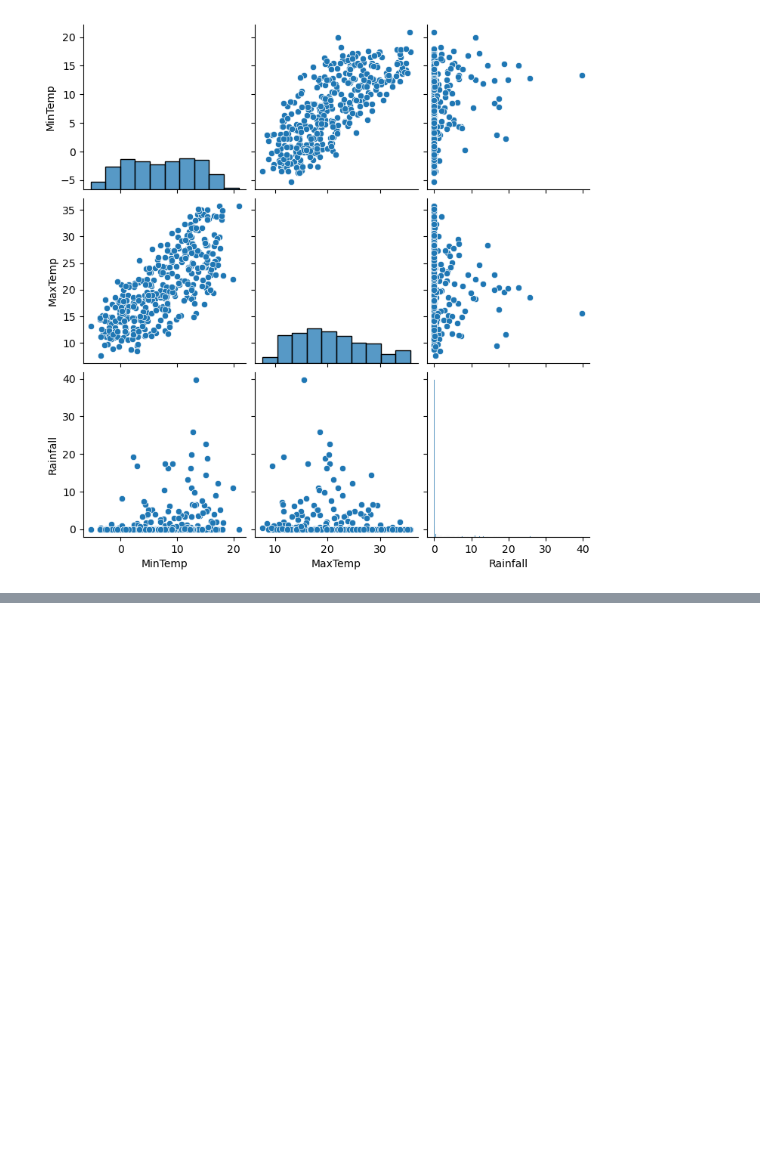
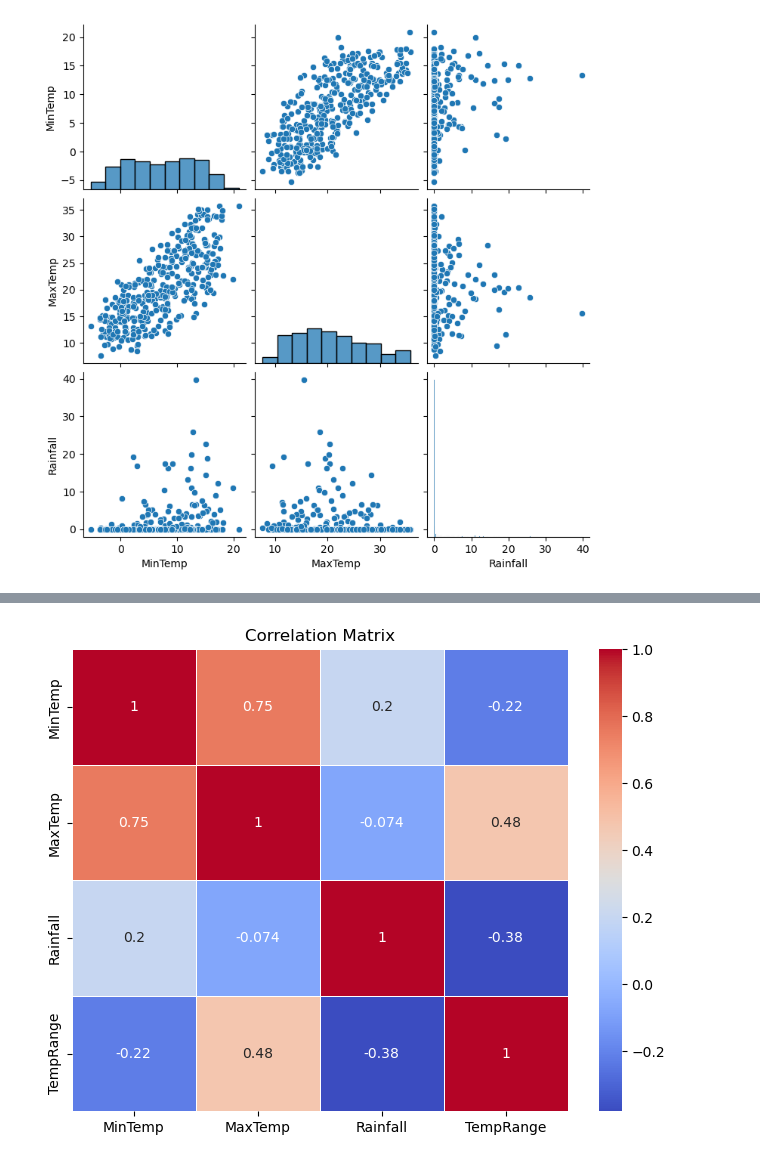
Before and after one commit to mallesh19/weather_analysis, a Jupyter notebook: Weather_data_analysis.ipynb, the cells around one changed output, grey strips where cells are left out. Saved outputs shown, nothing was run; the diff lists cells and outputs as text; code cells hidden in the pictures; blank space fills up the shorter version.

```diff
--- a/Weather_data_analysis.ipynb
+++ b/Weather_data_analysis.ipynb
@@ -123,0 +15,88 @@ KeyError: 'Date'
+# %%
+import pandas as pd
+import matplotlib.pyplot as plt
+import seaborn as sns
+from sklearn.model_selection import train_test_split
+from sklearn.linear_model import LinearRegression
+from sklearn.metrics import mean_squared_error
+
+# Step 1: Load the Data
+df = pd.read_csv('weather.csv')
+
+# Step 2: Data Exploration
+print(df.head())
+print(df.info())
+print(df.describe())
+
+# Step 3: Data Visualization
+sns.pairplot(df[['MinTemp', 'MaxTemp', 'Rainfall']])
+plt.show()
+
+# Step 4: Feature Engineering (if needed)
+# Example: Feature Engineering to create a new feature 'TempRange' representing the temperature range
+df['TempRange'] = df['MaxTemp'] - df['MinTemp']
+
+# Step 5: Data Analysis (analyze each term)
+# Example: Calculate average MaxTemp by month
+if 'Date' in df.columns:  # Check if 'Date' column exists
+    df['Date'] = pd.to_datetime(df['Date'])
+    df['Month'] = df['Date'].dt.month
+    monthly_avg_max_temp = df.groupby('Month')['MaxTemp'].mean()
+else:
+    print("Error: 'Date' column not found in the DataFrame.")
+    monthly_avg_max_temp = None  # Define monthly_avg_max_temp as None if 'Date' column doesn't exist
+
+# Step 6: Data Visualization (Part 2)
+if monthly_avg_max_temp is not None:  # Check if monthly_avg_max_temp is defined
+    plt.figure(figsize=(10, 5))
+    plt.plot(monthly_avg_max_temp.index, monthly_avg_max_temp.values, marker='o')
+    plt.xlabel('Month')
+    plt.ylabel('Average Max Temperature')
+    plt.title('Monthly Average Max Temperature')
+    plt.grid(True)
+    plt.show()
+else:
+    print("Error: Monthly average maximum temperature data not available.")
+
+# Step 7: Advanced Analysis (e.g., predict Rainfall)
+# Prepare the data for prediction
+X = df[['MinTemp', 'MaxTemp']]
+y = df['Rainfall']
+
+# Split the data into training and testing sets
+X_train, X_test, y_train, y_test = train_test_split(X, y, test_size=0.2, random_state=42)
+
+# Create and train a linear regression model
+model = LinearRegression()
+model.fit(X_train, y_train)
+
+# Make predictions and calculate the Mean Squared Error
+y_pred = model.predict(X_test)
+mse = mean_squared_error(y_test, y_pred)
+print(f'Mean Squared Error for Rainfall Prediction: {mse}')
+
+# Step 8: Conclusions and Insights (analyze each term)
+# Example: Identify the highest and lowest rainfall months
+if 'Month' in df.columns:  # Check if 'Month' column exists
+    highest_rainfall_month = monthly_avg_max_temp.idxmax()
+    lowest_rainfall_month = monthly_avg_max_temp.idxmin()
+    print(f'Highest rainfall month: {highest_rainfall_month}, Lowest rainfall month: {lowest_rainfall_month}')
+else:
+    print("Error: 'Month' column not found in the DataFrame.")
+# Additional analysis: Explore the correlation between features using heatmap
+correlation_matrix = df[['MinTemp', 'MaxTemp', 'Rainfall', 'TempRange']].corr()
+plt.figure(figsize=(8, 6))
+sns.heatmap(correlation_matrix, annot=True, cmap='coolwarm', linewidths=0.5)
+plt.title('Correlation Matrix')
+plt.show()
+
+# Additional prediction: Predict MaxTemp based on MinTemp and Rainfall
+X_temp = df[['MinTemp', 'Rainfall']]
+y_temp = df['MaxTemp']
+X_train_temp, X_test_temp, y_train_temp, y_test_temp = train_test_split(X_temp, y_temp, test_size=0.2, random_state=42)
+model_temp = LinearRegression()
+model_temp.fit(X_train_temp, y_train_temp)
+y_pred_temp = model_temp.predict(X_test_temp)
+mse_temp = mean_squared_error(y_test_temp, y_pred_temp)
+print(f'Mean Squared Error for MaxTemp Prediction: {mse_temp}')
+# %% [output]
@@ -123,0 +125 @@ KeyError: 'Date'
+[figure, added]
```
Also changed, not shown: parts of 4 cells of this notebook.
